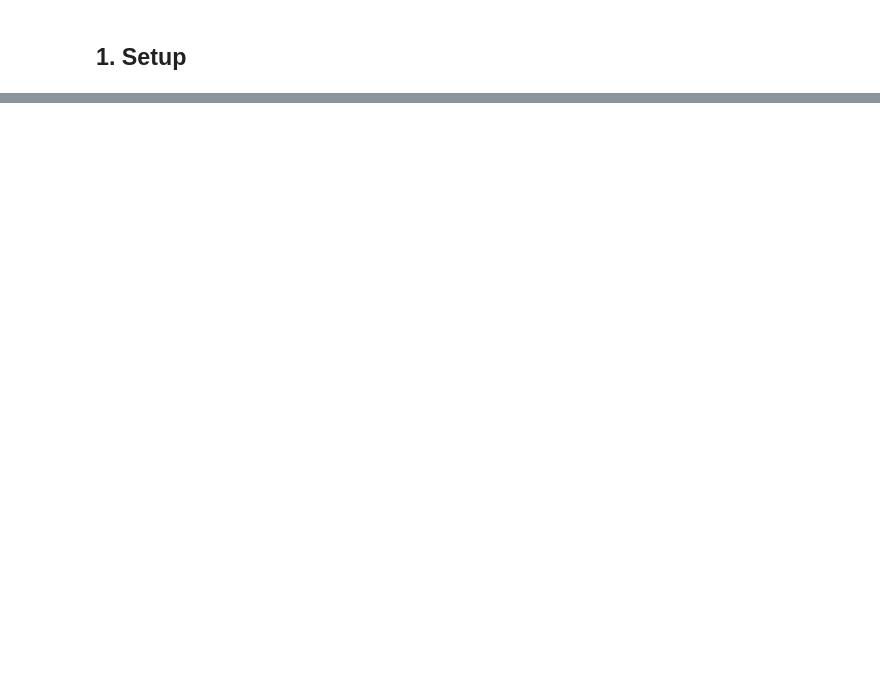
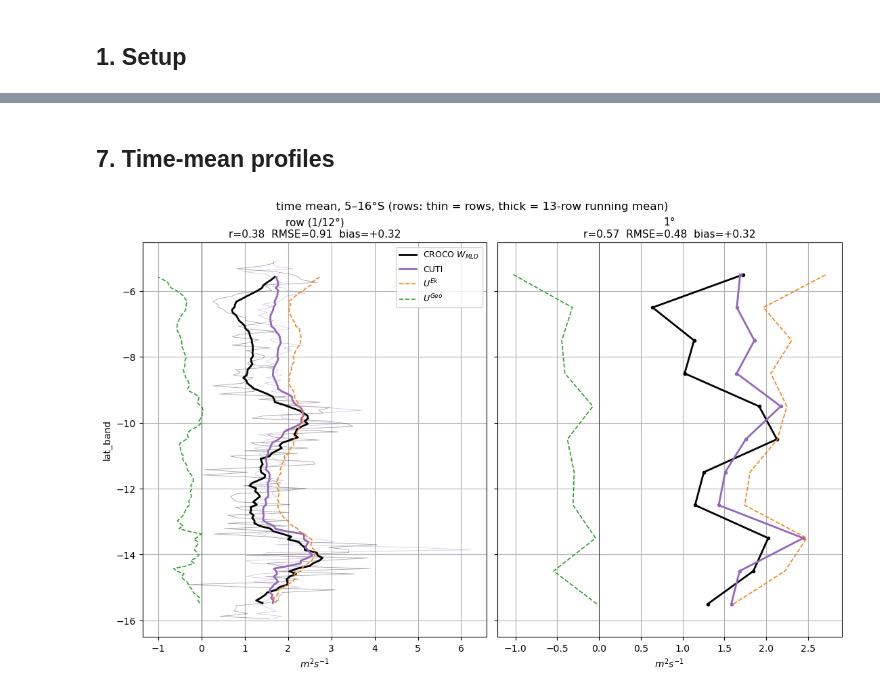
Before and after one commit to danliba/Upwelling_Indices_Are_Not_Interchangeable, a Jupyter notebook: notebooks/CUTI.ipynb, the cells around one changed output, grey strips where cells are left out. Drawn from its saved outputs; the diff is of its cells as text; code cells hidden in the pictures; blank space fills up the shorter version.

Commit message:
CUTI corrected

```diff
--- a/notebooks/CUTI.ipynb
+++ b/notebooks/CUTI.ipynb
@@ -859,0 +429,25 @@ Attributes:
+# %%
+wmld    = xr.open_dataset('W_mld_Croco.nc').sel(**reg2d).compute().astype('float64')
+assert np.array_equal(wmld.lat.values, lat_all) and np.array_equal(wmld.lon.values, eta.lon.values)
+I_W_row = ((wmld.WMLD * dA).where(mask_band).sum('lon', min_count=1)
+           .reindex(lat=row_lats, method='nearest', tolerance=0.02))            # m3/s
+del wmld
+
+ds_ok = ds_row.sel(**rows).where(np.isfinite(ds_row.sel(**rows)))             # L per row, m
+valid = ds_ok.notnull()
+
+
+def cuti_at(dbin):
+    # U_ek, U_geo, CUTI and CROCO W per metre of coast, aggregated to bins of width dbin (None = per row), m2/s
+    L   = bin_rows(ds_ok, dbin)
+    per = lambda I: (bin_rows(I.where(valid), dbin) / L).sortby('lat_band')
+    out = dict(U_ek=per(I_ek_row), U_geo=per(I_geo_row), W=per(I_W_row))
+    out['CUTI'] = out['U_ek'] + out['U_geo']
+    return out
+
+
+res = {name: cuti_at(d) for name, d in resolutions.items()}
+for name, r in res.items():
+    m = {k: float(coast_mean(v.sel(**bs), resolutions[name]).mean()) for k, v in r.items()}
+    print(f"{name:12s} bins: {r['CUTI'].sizes['lat_band']:4d}   5-16S mean [m2/s]:  U_ek {m['U_ek']:+.3f}   "
+          f"U_geo {m['U_geo']:+.3f}   CUTI {m['CUTI']:+.3f}   CROCO W {m['W']:+.3f}")
@@ -859,0 +503,23 @@ Attributes:
+# %% [markdown]
+## 7. Time-mean profiles
+# %%
+fig, ax = plt.subplots(1, 2, figsize=(11, 7), sharey=True, constrained_layout=True)
+for a, name in zip(ax, ['row (1/12°)', '1°']):
+    r  = {k: v.sel(**bs).mean('time') for k, v in res[name].items()}
+    mk = '.' if name == '1°' else None
+    if name.startswith('row'):
+        r['W'].plot(y='lat_band', ax=a, color='k', lw=0.6, alpha=0.35)
+        r['CUTI'].plot(y='lat_band', ax=a, color='tab:purple', lw=0.6, alpha=0.35)
+        r = {k: v.rolling(lat_band=13, center=True).mean() for k, v in r.items()}
+    r['W'].plot(y='lat_band', ax=a, color='k', lw=2, marker=mk, label='CROCO $W_{MLD}$')
+    r['CUTI'].plot(y='lat_band', ax=a, color='tab:purple', lw=2, marker=mk, label='CUTI')
+    r['U_ek'].plot(y='lat_band', ax=a, color='tab:orange', lw=1.2, ls='--', label='$U^{Ek}$')
+    r['U_geo'].plot(y='lat_band', ax=a, color='tab:green', lw=1.2, ls='--', label='$U^{Geo}$')
+    s = tab.loc[name]
+    a.set_title(f'{name}\nr={s["r(profile)"]:.2f}  RMSE={s["RMSE prof"]:.2f}  bias={s["bias"]:+.2f}', fontsize=11)
+    a.axvline(0, color='k', lw=0.5); a.set_xlabel('$m^2 s^{-1}$'); a.grid(True)
+ax[1].set_ylabel(''); ax[0].legend(fontsize=9)
+fig.suptitle('time mean, 5–16°S (rows: thin = rows, thick = 13-row running mean)')
+plt.show()
+# %% [output]
+[figure, added]
```
Also changed, not shown: parts of 49 cells of this notebook.
